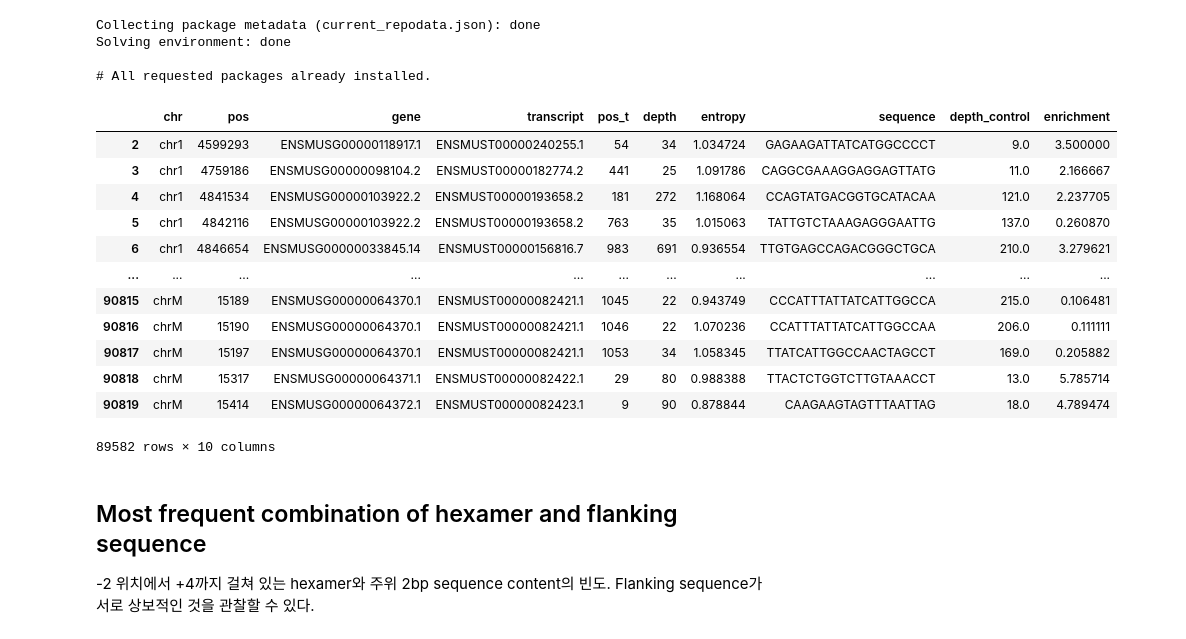
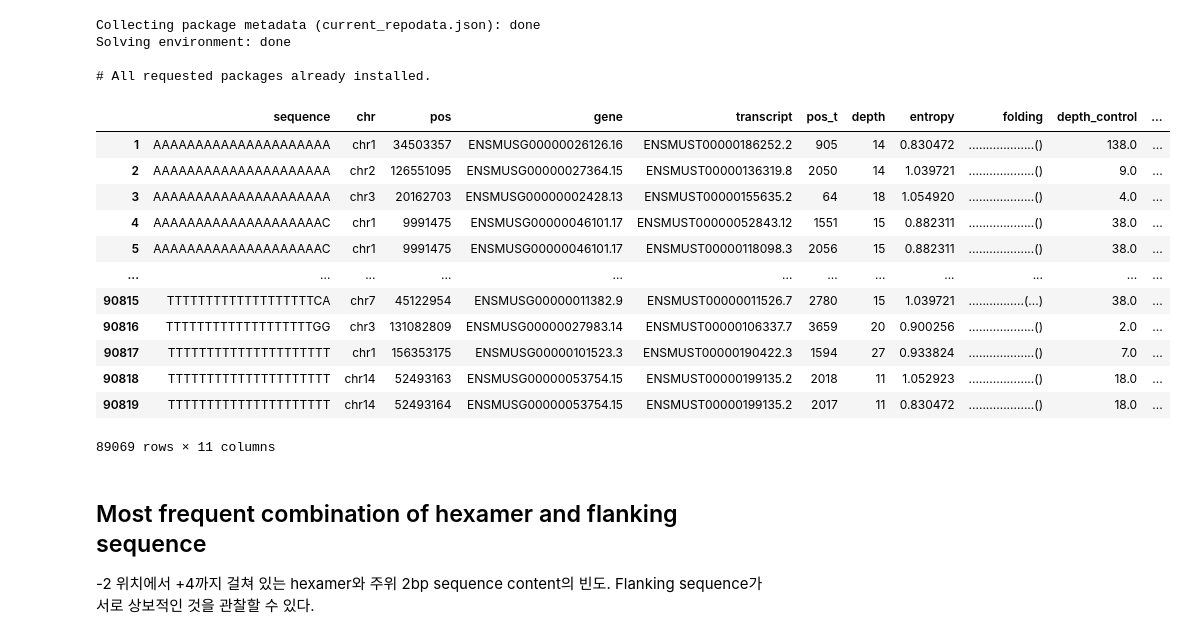
Before and after one commit to seungbeom-han/SNUbioinfo1, a Jupyter notebook: CoLab_TermProj_2022.ipynb, the cells around one changed output. Drawn from its saved outputs; the diff is of its cells as text; code cells hidden in the pictures.

```diff
--- a/CoLab_TermProj_2022.ipynb
+++ b/CoLab_TermProj_2022.ipynb
@@ -83,27 +83,30 @@ Solving environment: done
 # %%
 import pandas as pd
 import seaborn as sns
 import matplotlib.pyplot as plt
+import numpy as np
 
-binding_sites = pd.read_csv("binding_sites_flanking_sequence.tsv", sep="\t").dropna()
+binding_sites = pd.read_csv("binding_sites_fold.tsv", sep="\t").dropna()
 binding_sites_control = pd.read_csv("binding_sites_control.pileup", sep="\t", header=None, usecols=[0,1,3], names=["chr", "pos", "depth_control"])
 binding_sites = binding_sites.merge(binding_sites_control, on=["chr", "pos"], how="left").dropna()
-binding_sites["enrichment"] = (binding_sites["depth"] + 1) / (binding_sites["depth_control"] + 1)
+binding_sites["enrichment"] = np.log2((binding_sites["depth"] + 1) / (binding_sites["depth_control"] + 1))
+binding_sites = binding_sites[binding_sites["sequence"].str.len() == 21]
+binding_sites = binding_sites.replace(np.inf, np.nan).replace(-np.inf, np.nan).dropna()
 display(binding_sites)
 # %% [output]
-|  | chr | pos | gene | transcript | pos_t | depth | entropy | sequence | depth_control | enrichment |
-| 2 | chr1 | 4599293 | ENSMUSG00000118917.1 | ENSMUST00000240255.1 | 54 | 34 | 1.034724 | GAGAAGATTATCATGGCCCCT | 9.0 | 3.500000 |
-| 3 | chr1 | 4759186 | ENSMUSG00000098104.2 | ENSMUST00000182774.2 | 441 | 25 | 1.091786 | CAGGCGAAAGGAGGAGTTATG | 11.0 | 2.166667 |
-| 4 | chr1 | 4841534 | ENSMUSG00000103922.2 | ENSMUST00000193658.2 | 181 | 272 | 1.168064 | CCAGTATGACGGTGCATACAA | 121.0 | 2.237705 |
-| 5 | chr1 | 4842116 | ENSMUSG00000103922.2 | ENSMUST00000193658.2 | 763 | 35 | 1.015063 | TATTGTCTAAAGAGGGAATTG | 137.0 | 0.260870 |
-| 6 | chr1 | 4846654 | ENSMUSG00000033845.14 | ENSMUST00000156816.7 | 983 | 691 | 0.936554 | TTGTGAGCCAGACGGGCTGCA | 210.0 | 3.279621 |
-| ... | ... | ... | ... | ... | ... | ... | ... | ... | ... | ... |
-| 90815 | chrM | 15189 | ENSMUSG00000064370.1 | ENSMUST00000082421.1 | 1045 | 22 | 0.943749 | CCCATTTATTATCATTGGCCA | 215.0 | 0.106481 |
-| 90816 | chrM | 15190 | ENSMUSG00000064370.1 | ENSMUST00000082421.1 | 1046 | 22 | 1.070236 | CCATTTATTATCATTGGCCAA | 206.0 | 0.111111 |
-| 90817 | chrM | 15197 | ENSMUSG00000064370.1 | ENSMUST00000082421.1 | 1053 | 34 | 1.058345 | TTATCATTGGCCAACTAGCCT | 169.0 | 0.205882 |
-| 90818 | chrM | 15317 | ENSMUSG00000064371.1 | ENSMUST00000082422.1 | 29 | 80 | 0.988388 | TTACTCTGGTCTTGTAAACCT | 13.0 | 5.785714 |
-| 90819 | chrM | 15414 | ENSMUSG00000064372.1 | ENSMUST00000082423.1 | 9 | 90 | 0.878844 | CAAGAAGTAGTTTAATTAG | 18.0 | 4.789474 |
+|  | sequence | chr | pos | gene | transcript | pos_t | depth | entropy | folding | depth_control | ... |
+| 1 | AAAAAAAAAAAAAAAAAAAAA | chr1 | 34503357 | ENSMUSG00000026126.16 | ENSMUST00000186252.2 | 905 | 14 | 0.830472 | ...................() | 138.0 | ... |
+| 2 | AAAAAAAAAAAAAAAAAAAAA | chr2 | 126551095 | ENSMUSG00000027364.15 | ENSMUST00000136319.8 | 2050 | 14 | 1.039721 | ...................() | 9.0 | ... |
+| 3 | AAAAAAAAAAAAAAAAAAAAA | chr3 | 20162703 | ENSMUSG00000002428.13 | ENSMUST00000155635.2 | 64 | 18 | 1.054920 | ...................() | 4.0 | ... |
+| 4 | AAAAAAAAAAAAAAAAAAAAC | chr1 | 9991475 | ENSMUSG00000046101.17 | ENSMUST00000052843.12 | 1551 | 15 | 0.882311 | ...................() | 38.0 | ... |
+| 5 | AAAAAAAAAAAAAAAAAAAAC | chr1 | 9991475 | ENSMUSG00000046101.17 | ENSMUST00000118098.3 | 2056 | 15 | 0.882311 | ...................() | 38.0 | ... |
+| ... | ... | ... | ... | ... | ... | ... | ... | ... | ... | ... | ... |
+| 90815 | TTTTTTTTTTTTTTTTTTTCA | chr7 | 45122954 | ENSMUSG00000011382.9 | ENSMUST00000011526.7 | 2780 | 15 | 1.039721 | ................(...) | 38.0 | ... |
+| 90816 | TTTTTTTTTTTTTTTTTTTGG | chr3 | 131082809 | ENSMUSG00000027983.14 | ENSMUST00000106337.7 | 3659 | 20 | 0.900256 | ...................() | 2.0 | ... |
+| 90817 | TTTTTTTTTTTTTTTTTTTTT | chr1 | 156353175 | ENSMUSG00000101523.3 | ENSMUST00000190422.3 | 1594 | 27 | 0.933824 | ...................() | 7.0 | ... |
+| 90818 | TTTTTTTTTTTTTTTTTTTTT | chr14 | 52493163 | ENSMUSG00000053754.15 | ENSMUST00000199135.2 | 2018 | 11 | 1.052923 | ...................() | 18.0 | ... |
+| 90819 | TTTTTTTTTTTTTTTTTTTTT | chr14 | 52493164 | ENSMUSG00000053754.15 | ENSMUST00000199135.2 | 2017 | 11 | 0.830472 | ...................() | 18.0 | ... |
-89582 rows × 10 columns
+89069 rows × 11 columns
 # %% [markdown]
 ## Most frequent combination of hexamer and flanking sequence
 -2 위치에서 +4까지 걸쳐 있는 hexamer와 주위 2bp sequence content의 빈도. Flanking sequence가 서로 상보적인 것을 관찰할 수 있다.
```
Also changed, not shown: parts of 19 cells of this notebook, 1 other file.
